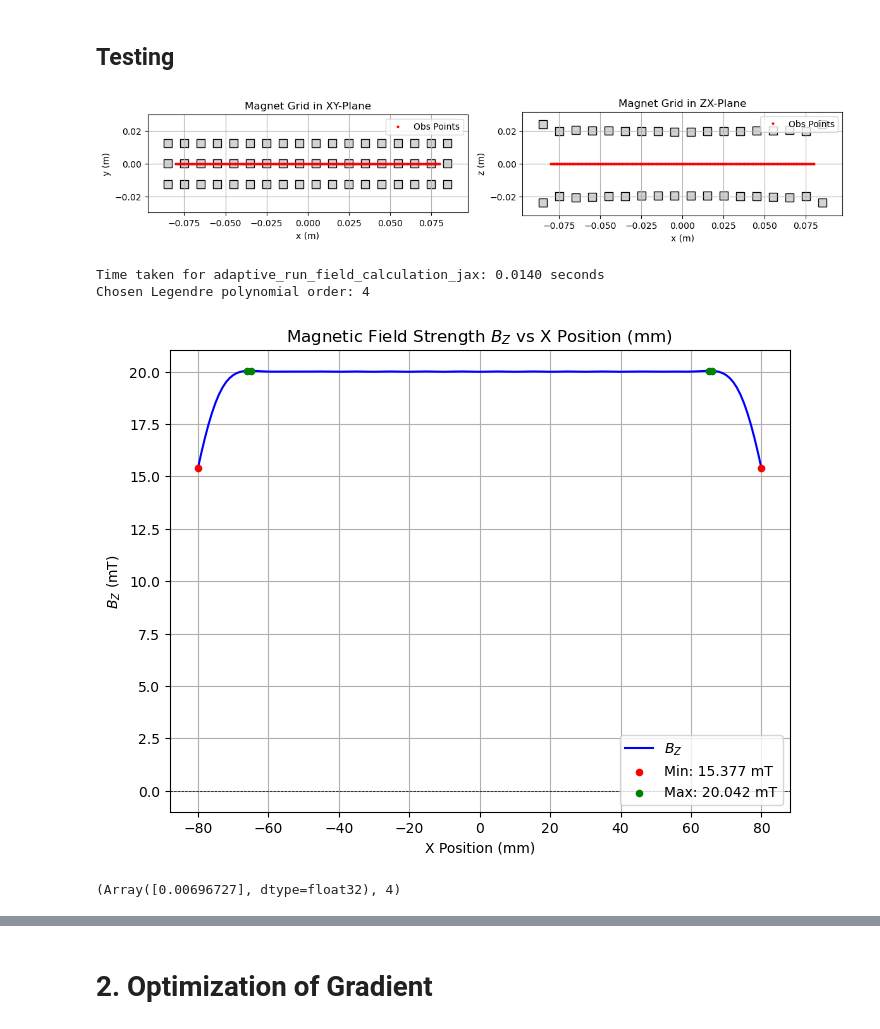
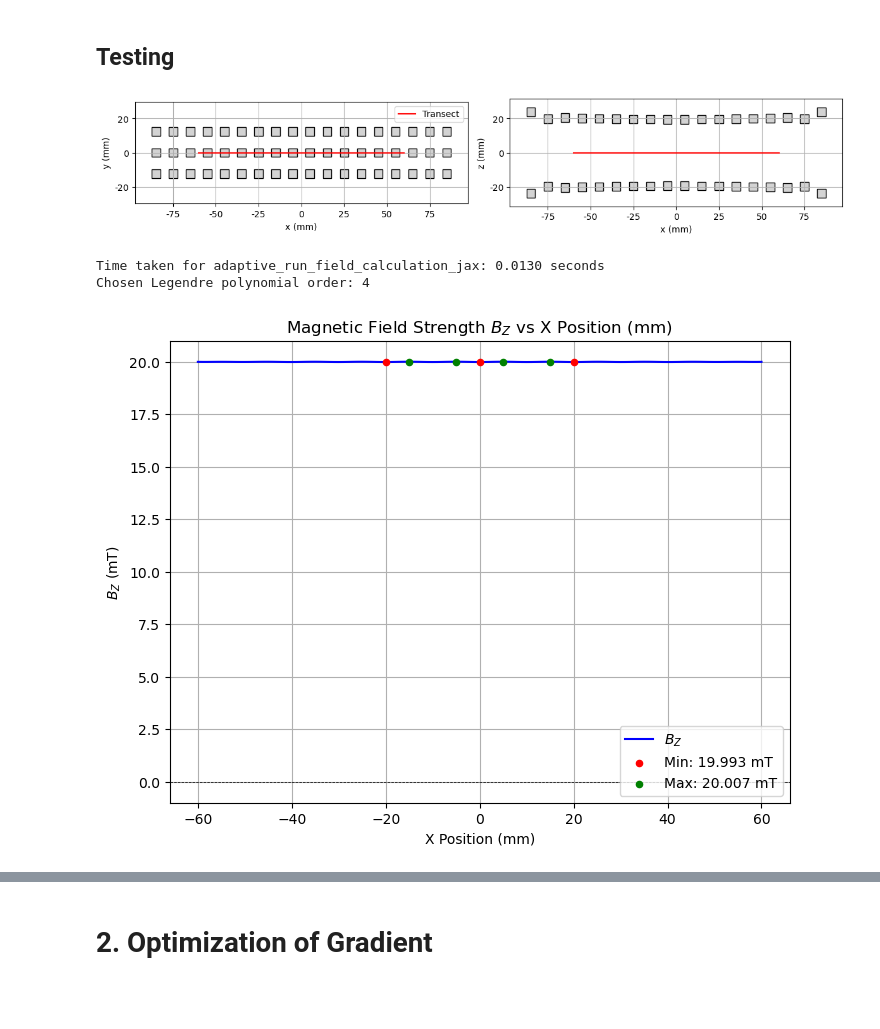
Before and after one commit to joostwijn/Rotating_Magnetic_Setup, a Jupyter notebook: 3. Magnets/Field_Shaping_Algorithm_JAX.ipynb, the cells around one changed output, grey strips where cells are left out. Drawn from its saved outputs; the diff is of its cells as text; code cells hidden in the pictures; blank space fills up the shorter version.

```diff
--- a/3. Magnets/Field_Shaping_Algorithm_JAX.ipynb
+++ b/3. Magnets/Field_Shaping_Algorithm_JAX.ipynb
@@ -29,6 +29,7 @@ FIXED_ORDER = 4  # Fixed legendre polynomial order for optimized calculations, i
 # %% [markdown]
 ## 1.2 Plot Magnet Configuration
 # %%
+from matplotlib.ticker import FuncFormatter  # ← added
 #------------------------------------------------------------------
 # 1. plot_magnet_grid: Shows how all magnets are oriented and observation points in two views (XY and ZX).
 # Checks if the magnet orientation is physically possible and if the observation points are correctly specified.
@@ -36,6 +37,7 @@ FIXED_ORDER = 4  # Fixed legendre polynomial order for optimized calculations, i
 #------------------------------------------------------------------
 def plot_magnet_grid(a_total, a_one, n_x, b_total, b_one, n_y, h, zl, x_val, y_val, z_val):
     # Magnet orientations error checks.
+    mm_formatter = FuncFormatter(lambda m, pos: f"{m*1e3:.0f}")
     tol = 1e-9 # Tolerance for rounding errors
     if len(zl) != n_x:
         raise ValueError("The length of the zl array must equal the number of columns (n_x).")
@@ -85,10 +87,11 @@ def plot_magnet_grid(a_total, a_one, n_x, b_total, b_one, n_y, h, zl, x_val, y_v
             ax_xy.add_patch(magnet_rect)
 
     # Plot observation points on the XY-plane.
-    ax_xy.plot(x_val, y_val, 'ro', markersize=2, label='Obs Points')
-    ax_xy.set_title('Magnet Grid in XY-Plane')
-    ax_xy.set_xlabel('x (m)')
-    ax_xy.set_ylabel('y (m)')
+    ax_xy.plot(x_val, y_val, 'r-', markersize=2, label='Transect')
+    ax_xy.set_xlabel('x (mm)')  # ← changed
+    ax_xy.set_ylabel('y (mm)')  # ← changed
+    ax_xy.xaxis.set_major_formatter(mm_formatter)  # ← added
+    ax_xy.yaxis.set_major_formatter(mm_formatter)  # ← added
     ax_xy.set_xlim(-a_total/1.8, a_total/1.8)
     ax_xy.set_ylim(-b_total, b_total)
     ax_xy.set_aspect('equal', adjustable='box')
@@ -110,17 +113,17 @@ def plot_magnet_grid(a_total, a_one, n_x, b_total, b_one, n_y, h, zl, x_val, y_v
         ax_zx.add_patch(bot_rect)
 
     # Plot observation points on the ZX-plane.
-    ax_zx.plot(x_val, z_val, 'ro', markersize=2, label='Obs Points')
-    ax_zx.set_title('Magnet Grid in ZX-Plane')
-    ax_zx.set_xlabel('x (m)')
-    ax_zx.set_ylabel('z (m)')
+    ax_zx.plot(x_val, z_val, 'r-', markersize=2, label='_nolegend_')
+    ax_zx.set_xlabel('x (mm)')  # ← changed
+    ax_zx.set_ylabel('z (mm)')  # ← changed
+    ax_zx.xaxis.set_major_formatter(mm_formatter)  # ← added
+    ax_zx.yaxis.set_major_formatter(mm_formatter)  # ← added
     ax_zx.set_xlim(-a_total/1.8, a_total/1.8)
     z_upper = max(zl) + h
     z_lower = -(max(zl) + h)
     ax_zx.set_ylim(z_lower*1.2, z_upper*1.2)
     ax_zx.set_aspect('equal', adjustable='box')
     ax_zx.grid(True)
-    ax_zx.legend()
 
     plt.tight_layout()
     plt.show()
@@ -765,35 +774,36 @@ A_TOTAL = 174.8e-3    # Grid width (x-dimension)
 A_ONE   = 4.98e-3   # Magnet width (x-dimension)
 N_X     = 18    # Number of magnets in x-direction
 B_TOTAL = 29.8e-3    # Grid depth (y-dimension)
 B_ONE   = 4.98e-3     # Magnet depth (y-dimension)
 N_Y     = 3      # Number of magnets in y-direction
 H       = 4.98e-3     # Magnet height (z-dimension)
 MZ      = 1.15     # Magnetization along z
 
 # Vertical offsets for each magnet column (using same offset for all)
 ZL = jnp.array([0.02126075, 0.01721538, 0.01797952, 0.01762963, 0.01741413, 0.01722958, 0.01710195, 0.01701861, 0.0169788,
                 0.0169788, 0.01701861, 0.01710195, 0.01722958, 0.01741413, 0.01762963, 0.01797952, 0.01721538, 0.02126075])
 # jnp.array([20e-3, 20e-3, 20e-3, 20e-3, 20e-3, 20e-3, 20e-3, 20e-3, 20e-3, 20e-3]); jnp.full(N_X, 20e-3)
 # jnp.array([16e-3, 18e-3, 20e-3, 20e-3, 20e-3, 20e-3, 20e-3, 20e-3, 20e-3, 20e-3, 20e-3, 20e-3, 20e-3, 20e-3, 20e-3, 20e-3, 18e-3, 16e-3])
 
 
+
 # Observation points (only one coordinate can be an array; the others must be scalars)
-X_VAL = jnp.arange(-80e-3, 81e-3, 1e-3)  # jnp.arange(-40e-3, 41e-3, 1e-3)
+X_VAL = jnp.arange(-60e-3, 61e-3, 1e-3)  # jnp.arange(-40e-3, 41e-3, 1e-3)
 Y_VAL = 0.0  # jnp.arange(-9e-3, 10e-3, 1e-3)
 Z_VAL = 0.0  # jnp.arange(-19e-3, 20e-3, 1e-3)
 
 # Precompute Legendre nodes/weights only for the fixed order.
 NODES_DICT, WEIGHTS_DICT = fixed_precompute_leggauss([FIXED_ORDER])
 NODES = NODES_DICT[FIXED_ORDER]
 WEIGHTS = WEIGHTS_DICT[FIXED_ORDER]
 
 # Precompute integration parameters using the observation values and grid settings.
 X_MINS, X_MAXS, Y_MINS, Y_MAXS, x_flat, y_flat, z_flat = fixed_setup_integration(X_VAL, Y_VAL, Z_VAL, A_TOTAL, A_ONE, B_TOTAL, B_ONE)
 
 # Plot the magnetic grid and view the observation points.
 plot_magnet_grid(A_TOTAL, A_ONE, N_X, B_TOTAL, B_ONE, N_Y, H, ZL, X_VAL, Y_VAL, Z_VAL)
 # %% [output]
-[figure, old version]
+[figure, new version]
 # %%
 # Warm-up: call the adaptive function once to trigger JAX compilation.
 _ = adaptive_run_field_calculation_jax()
@@ -807,16 +817,11 @@ print("Time taken for adaptive_run_field_calculation_jax: {:.4f} seconds".format
 print("Chosen Legendre polynomial order:", chosen_order)
 
 # If the observation coordinate is along x, plot the field versus x.
-plot_Bz()
+plot_Bz(mode = "Optimize")
 # %% [output]
-Time taken for adaptive_run_field_calculation_jax: 0.0140 seconds
+Time taken for adaptive_run_field_calculation_jax: 0.0130 seconds
 Chosen Legendre polynomial order: 4
-[figure, old version]
+[figure, new version]
-# %%
-X_VAL = -90e-3
-print(adaptive_run_field_calculation_jax())
-# %% [output]
-(Array([0.00696727], dtype=float32), 4)
 # %%
 plot_derivative()
 # %% [output]
```
Also changed, not shown: parts of 8 cells of this notebook.
